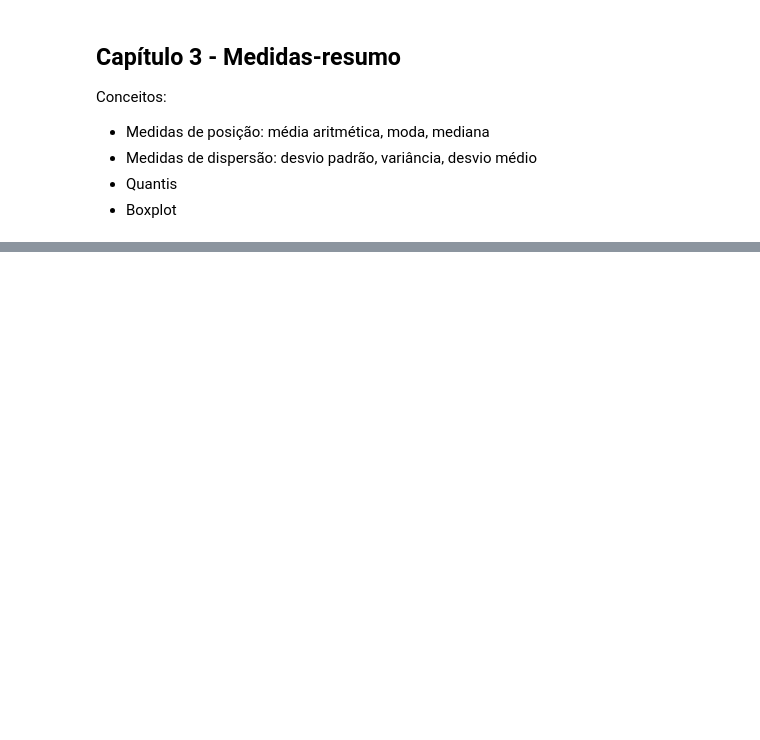
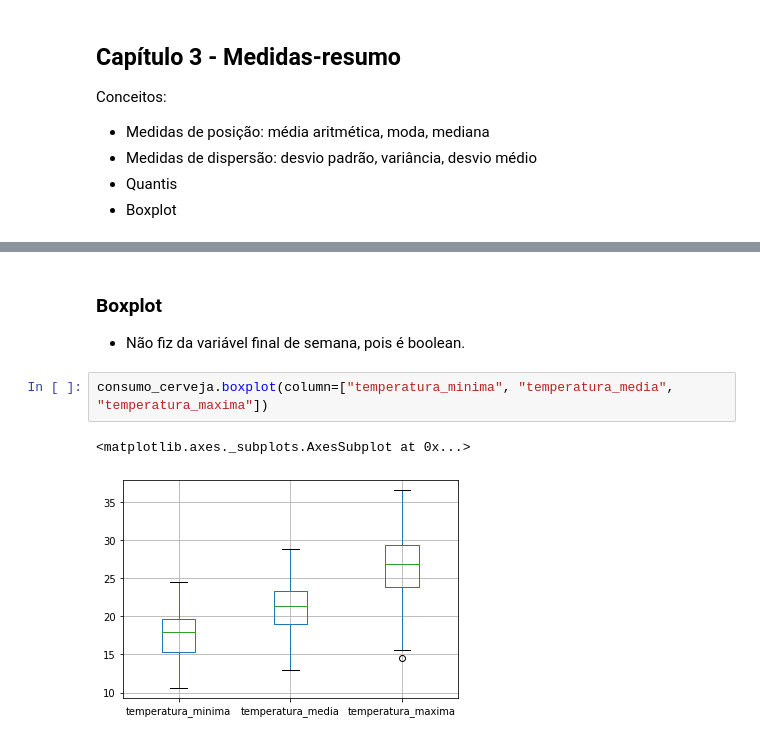
Before and after one commit to beatrizmilz/grupo_estudo_data_science_II, a Jupyter notebook: consumo_cerveja.ipynb, the cells around one changed output, grey strips where cells are left out. Cells and saved outputs as stored; diff of their text form; blank space fills up the shorter version.

```diff
--- a/consumo_cerveja.ipynb
+++ b/consumo_cerveja.ipynb
@@ -156,0 +230,8 @@ consumo_cerveja.mode(numeric_only=True)
+# %% [markdown]
+### Boxplot
+- Não fiz da variável final de semana, pois é boolean.
+# %%
+consumo_cerveja.boxplot(column=["temperatura_minima", "temperatura_media", "temperatura_maxima"])
+# %% [output]
+<matplotlib.axes._subplots.AxesSubplot at 0x...>
+[figure, added]
```
Also changed, not shown: parts of 16 cells of this notebook.
